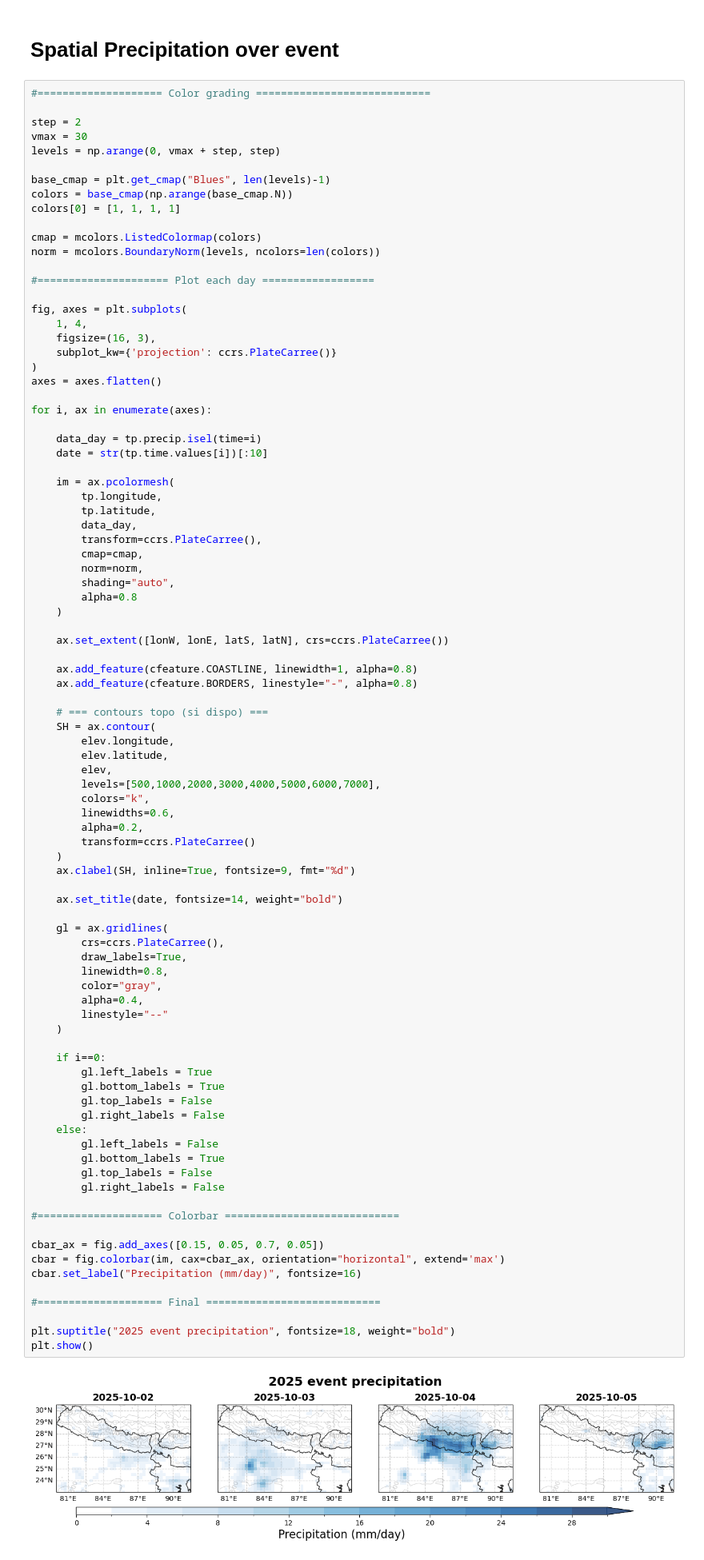
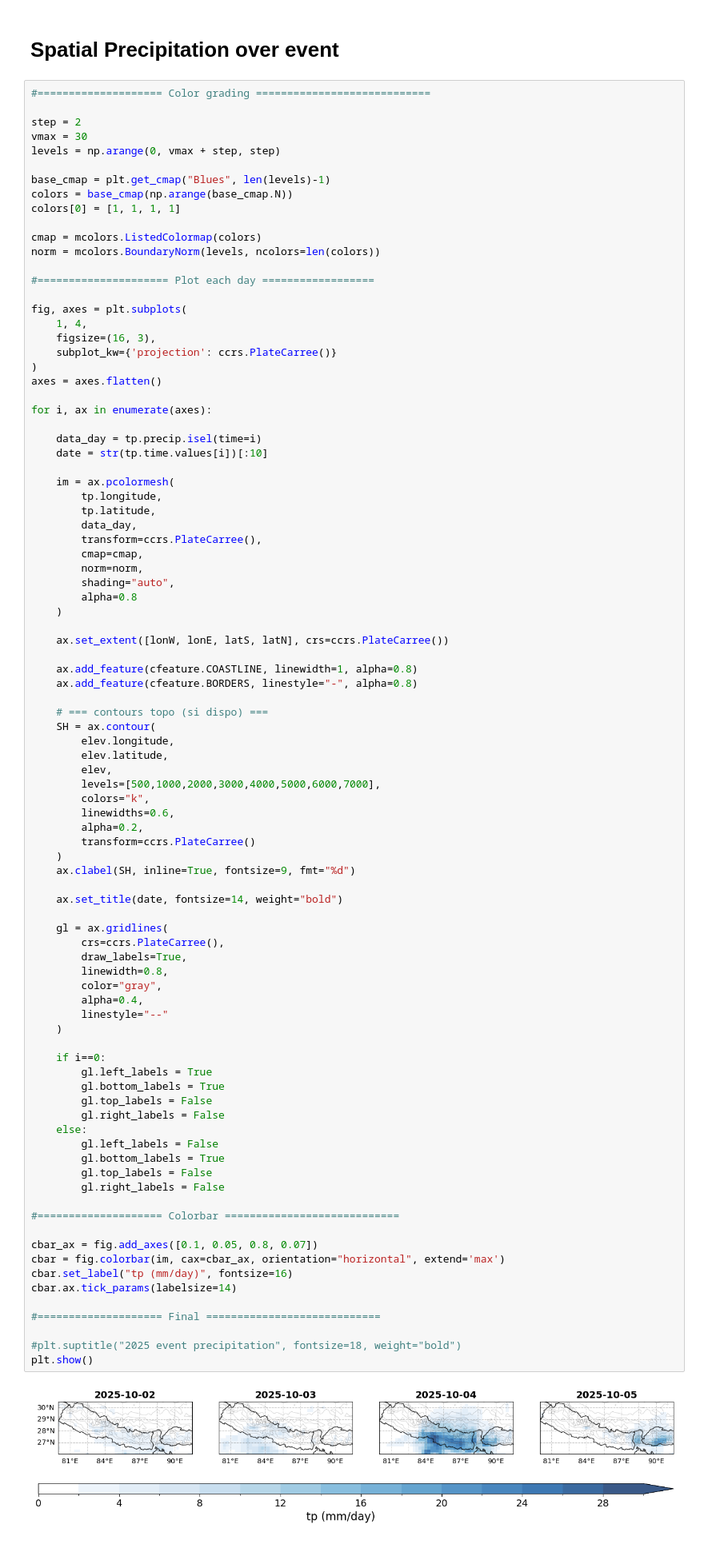
Before and after one commit to jeremy-brice/StageM2_IVT, a Jupyter notebook: extrem_events/2025_event_tp_daily.ipynb, the cells around one changed output. Shown at 80% size. Drawn from its saved outputs; the diff is of its cells as text.

```diff
--- a/extrem_events/2025_event_tp_daily.ipynb
+++ b/extrem_events/2025_event_tp_daily.ipynb
@@ -102,34 +102,35 @@ for i, ax in enumerate(axes):
     ax.set_title(date, fontsize=14, weight="bold")
 
     gl = ax.gridlines(
         crs=ccrs.PlateCarree(),
         draw_labels=True,
         linewidth=0.8,
         color="gray",
         alpha=0.4,
         linestyle="--"
     )
 
     if i==0:
         gl.left_labels = True
         gl.bottom_labels = True
         gl.top_labels = False
         gl.right_labels = False
     else:
         gl.left_labels = False
         gl.bottom_labels = True
         gl.top_labels = False
         gl.right_labels = False
 
 #==================== Colorbar ============================
 
-cbar_ax = fig.add_axes([0.15, 0.05, 0.7, 0.05])
+cbar_ax = fig.add_axes([0.1, 0.05, 0.8, 0.07])
 cbar = fig.colorbar(im, cax=cbar_ax, orientation="horizontal", extend='max')
-cbar.set_label("Precipitation (mm/day)", fontsize=16)
+cbar.set_label("tp (mm/day)", fontsize=16)
+cbar.ax.tick_params(labelsize=14)
 
 #==================== Final ============================
 
-plt.suptitle("2025 event precipitation", fontsize=18, weight="bold")
+#plt.suptitle("2025 event precipitation", fontsize=18, weight="bold")
 plt.show()
 # %% [output]
-[figure, old version]
+[figure, new version]
```
Also changed, not shown: 2 other files.
